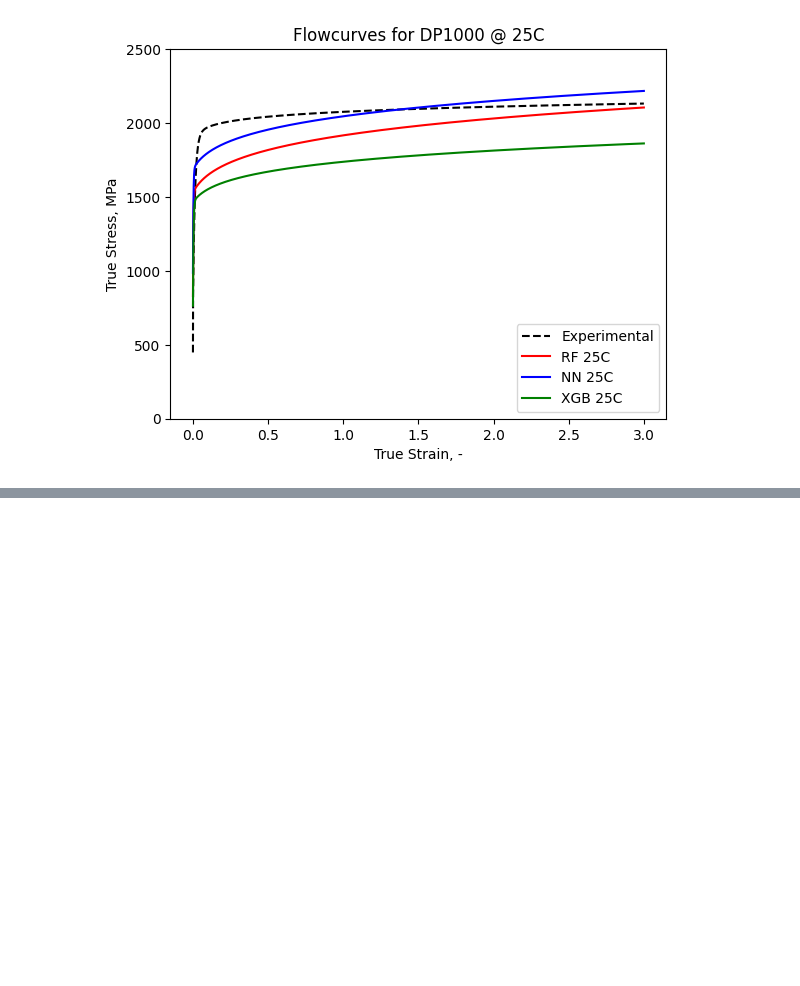
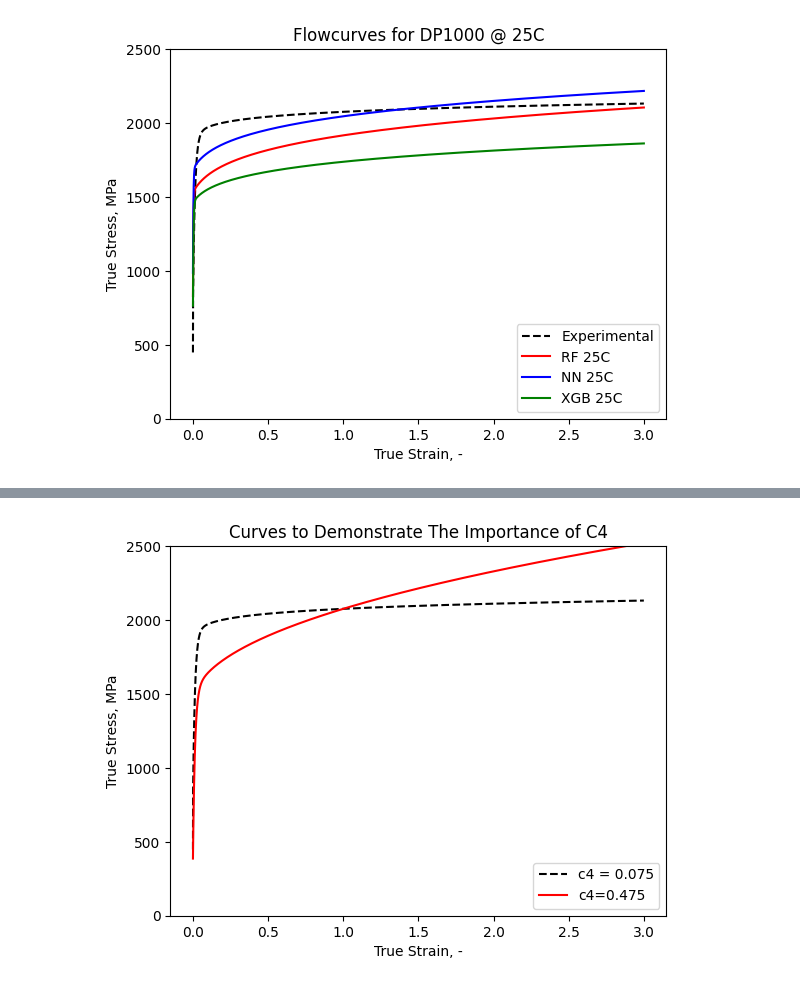
Before and after one commit to LianjGroup/Machine-Learning-Assisted-Optimization-of-Hardening-Parameters, a Jupyter notebook: MAIN/MODELS/flowCurves.ipynb, the cells around one changed output, grey strips where cells are left out. Drawn from its saved outputs; the diff is of its cells as text; code cells hidden in the pictures; blank space fills up the shorter version.

```diff
--- a/MAIN/MODELS/flowCurves.ipynb
+++ b/MAIN/MODELS/flowCurves.ipynb
@@ -60,0 +61,17 @@ plt.show()
+# %%
+#example flowcurve to show that change in c4 changes everything
+
+y_line_ideal_smallChange = swiftVoceT(truePlasticStrain, 0.5, 1300, 2.3 * 10**-14, 0.475, 773.18, 1039.37, 73.94)
+
+plt.figure(1)
+plt.plot(truePlasticStrain, y_line_ideal, color='black', label='c4 = 0.075', linestyle='--')
+plt.plot(truePlasticStrain, y_line_ideal_smallChange, color = 'red', label='c4=0.475')
+
+plt.title('Curves to Demonstrate The Importance of C4')
+plt.ylim(bottom=0, top=2500)
+plt.xlabel('True Strain, -')
+plt.ylabel('True Stress, MPa')
+plt.legend(loc='lower right')
+plt.show()
+# %% [output]
+[figure, added]
```
Also changed, not shown: parts of 1 cell of this notebook, 6 other files.
